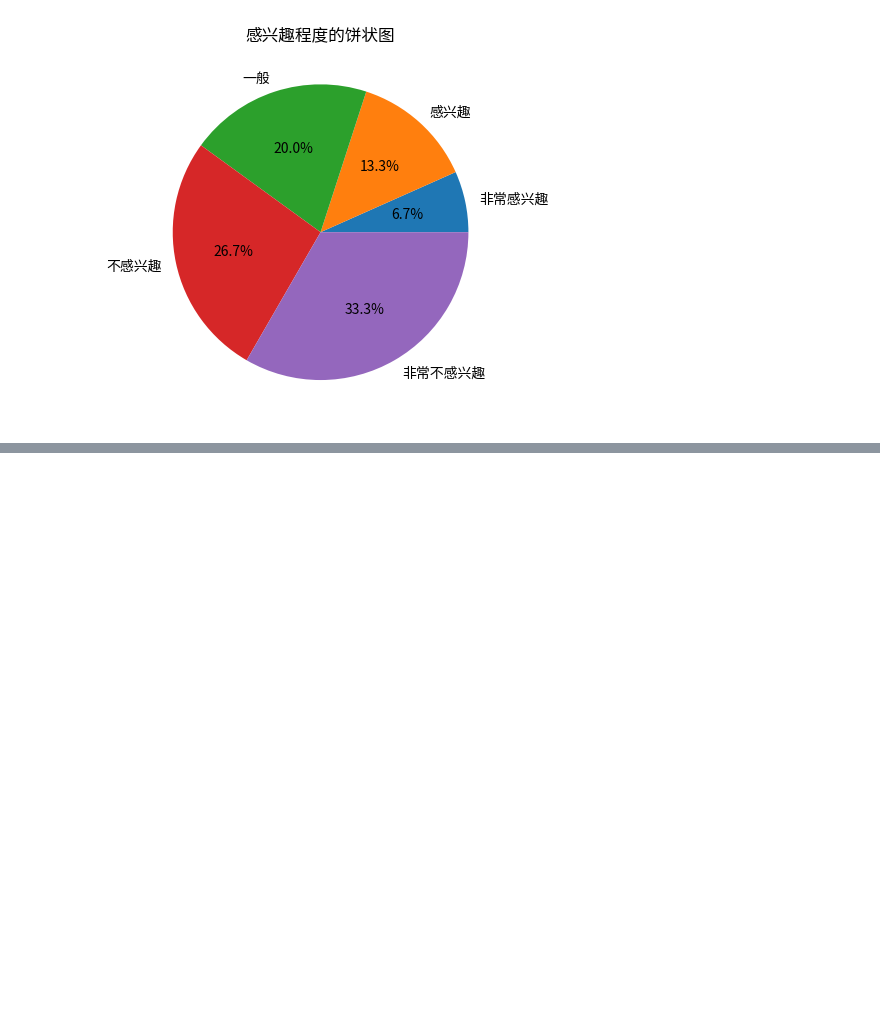
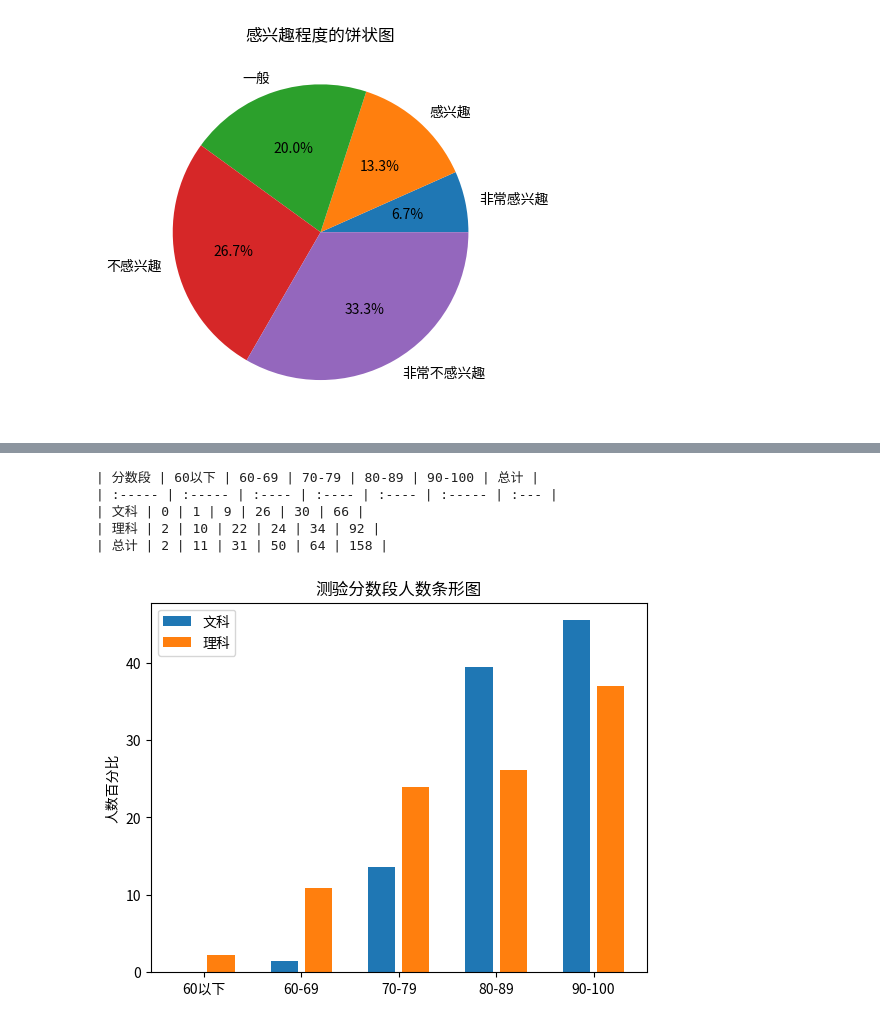
Before and after one commit to nju-cs-elite20/social-practice-report, a Jupyter notebook: data_gen.ipynb, the cells around one changed output, grey strips where cells are left out. Saved outputs shown, nothing was run; the diff lists cells and outputs as text; code cells hidden in the pictures; blank space fills up the shorter version.

```diff
--- a/data_gen.ipynb
+++ b/data_gen.ipynb
@@ -20,7 +20,7 @@ def gen_quiz_data(art: int, sci: int) -> tuple[DataRow, DataRow]:
     # 文科测验分数中心, 方差
     art_mean, art_std = 90, 10
     # 理科测验分数中心, 方差
-    sci_mean, sci_std = 85, 10
+    sci_mean, sci_std = 86, 12
     # 文科测验分数
     art_data = np.random.normal(art_mean, art_std, art).astype(int)
     # 理科测验分数
@@ -282,0 +370,11 @@ print(test_template.gen_markdown_table())
+# %%
+quiz_data = gen_quiz_data(77, 102)
+print(gen_quiz_markdown_table(*quiz_data))
+plot_quiz_bargraph(*quiz_data)
+# %% [output]
+| 分数段 | 60以下 | 60-69 | 70-79 | 80-89 | 90-100 | 总计 |
+| :----- | :----- | :---- | :---- | :---- | :----- | :--- |
+| 文科 | 0 | 1 | 9 | 26 | 30 | 66 |
+| 理科 | 2 | 10 | 22 | 24 | 34 | 92 |
+| 总计 | 2 | 11 | 31 | 50 | 64 | 158 |
+[figure, added]
```
Also changed, not shown: parts of 11 cells of this notebook, 8 other files.
